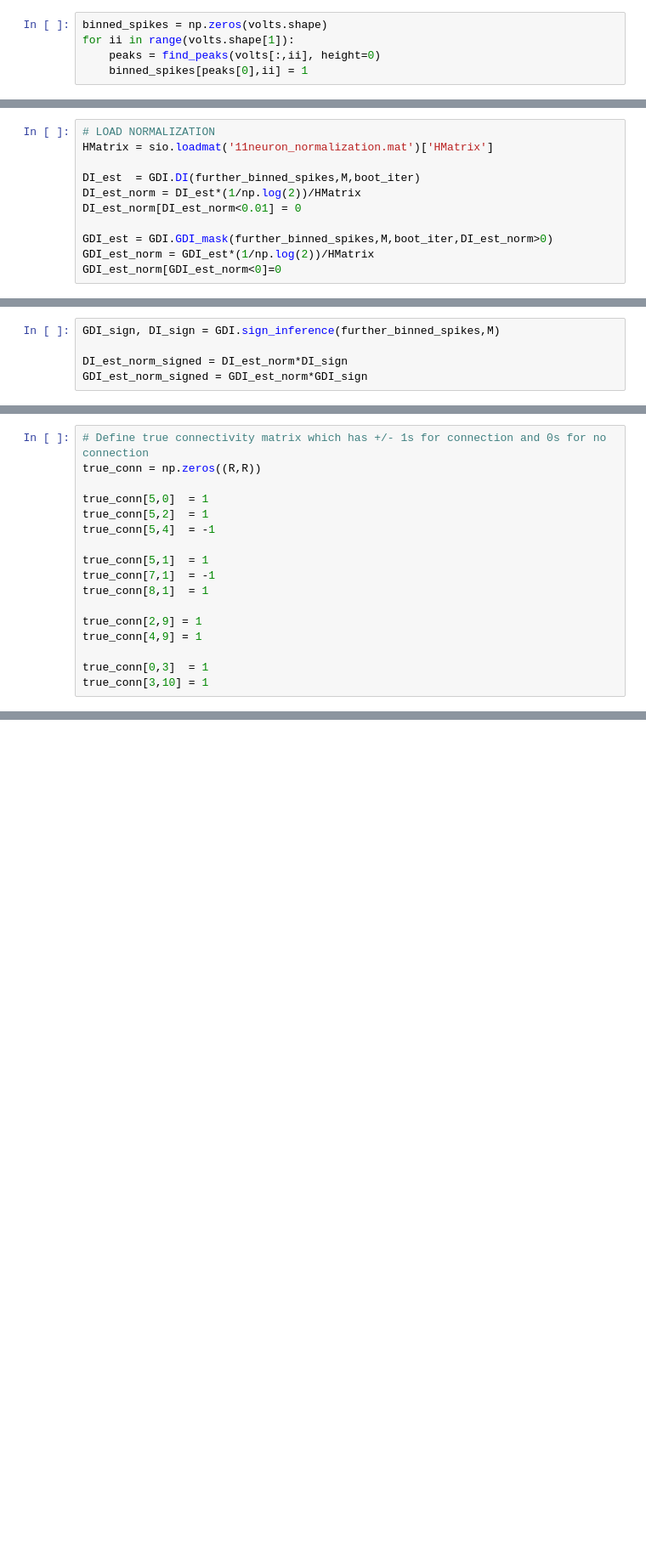
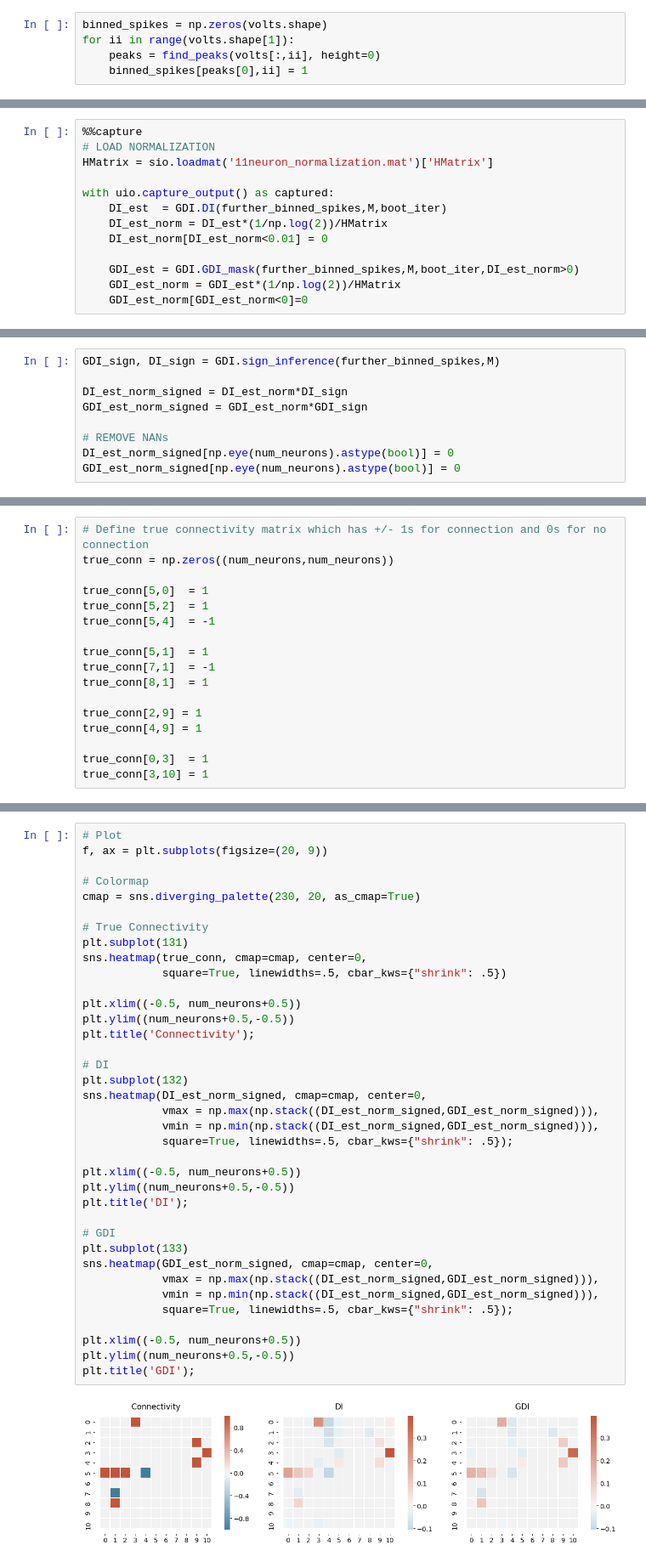
Before and after one commit to jy46/GDI, a Jupyter notebook: gdi_python/arb.ipynb, the cells around one changed output, grey strips where cells are left out. Shown at 85% size. Drawn from its saved outputs; the diff is of its cells as text; blank space fills up the shorter version.

```diff
--- a/gdi_python/arb.ipynb
+++ b/gdi_python/arb.ipynb
@@ -124,11 +90,13 @@ plt.yticks(np.arange(11)+1);
 # %%
+%%capture
 # LOAD NORMALIZATION
 HMatrix = sio.loadmat('11neuron_normalization.mat')['HMatrix']
 
-DI_est  = GDI.DI(further_binned_spikes,M,boot_iter)
-DI_est_norm = DI_est*(1/np.log(2))/HMatrix
-DI_est_norm[DI_est_norm<0.01] = 0
+with uio.capture_output() as captured:
+    DI_est  = GDI.DI(further_binned_spikes,M,boot_iter)
+    DI_est_norm = DI_est*(1/np.log(2))/HMatrix
+    DI_est_norm[DI_est_norm<0.01] = 0
 
-GDI_est = GDI.GDI_mask(further_binned_spikes,M,boot_iter,DI_est_norm>0)
-GDI_est_norm = GDI_est*(1/np.log(2))/HMatrix
-GDI_est_norm[GDI_est_norm<0]=0
+    GDI_est = GDI.GDI_mask(further_binned_spikes,M,boot_iter,DI_est_norm>0)
+    GDI_est_norm = GDI_est*(1/np.log(2))/HMatrix
+    GDI_est_norm[GDI_est_norm<0]=0
@@ -185,3 +105,7 @@ GDI_sign, DI_sign = GDI.sign_inference(further_binned_spikes,M)
 
 DI_est_norm_signed = DI_est_norm*DI_sign
 GDI_est_norm_signed = GDI_est_norm*GDI_sign
+
+# REMOVE NANs
+DI_est_norm_signed[np.eye(num_neurons).astype(bool)] = 0
+GDI_est_norm_signed[np.eye(num_neurons).astype(bool)] = 0
@@ -206,6 +112,6 @@ GDI_est_norm_signed = GDI_est_norm*GDI_sign
 # %%
 # Define true connectivity matrix which has +/- 1s for connection and 0s for no connection
-true_conn = np.zeros((R,R))
+true_conn = np.zeros((num_neurons,num_neurons))
 
 true_conn[5,0]  = 1
 true_conn[5,2]  = 1
@@ -258,0 +129,39 @@ plt.title('GDI')
+# %%
+# Plot
+f, ax = plt.subplots(figsize=(20, 9))
+
+# Colormap
+cmap = sns.diverging_palette(230, 20, as_cmap=True)
+
+# True Connectivity
+plt.subplot(131)
+sns.heatmap(true_conn, cmap=cmap, center=0,
+            square=True, linewidths=.5, cbar_kws={"shrink": .5})
+
+plt.xlim((-0.5, num_neurons+0.5))
+plt.ylim((num_neurons+0.5,-0.5))
+plt.title('Connectivity');
+
+# DI
+plt.subplot(132)
+sns.heatmap(DI_est_norm_signed, cmap=cmap, center=0,
+            vmax = np.max(np.stack((DI_est_norm_signed,GDI_est_norm_signed))),
+            vmin = np.min(np.stack((DI_est_norm_signed,GDI_est_norm_signed))),
+            square=True, linewidths=.5, cbar_kws={"shrink": .5});
+
+plt.xlim((-0.5, num_neurons+0.5))
+plt.ylim((num_neurons+0.5,-0.5))
+plt.title('DI');
+
+# GDI
+plt.subplot(133)
+sns.heatmap(GDI_est_norm_signed, cmap=cmap, center=0,
+            vmax = np.max(np.stack((DI_est_norm_signed,GDI_est_norm_signed))),
+            vmin = np.min(np.stack((DI_est_norm_signed,GDI_est_norm_signed))),
+            square=True, linewidths=.5, cbar_kws={"shrink": .5});
+
+plt.xlim((-0.5, num_neurons+0.5))
+plt.ylim((num_neurons+0.5,-0.5))
+plt.title('GDI');
+# %% [output]
+[figure, added]
```
Also changed, not shown: parts of 11 cells of this notebook.
